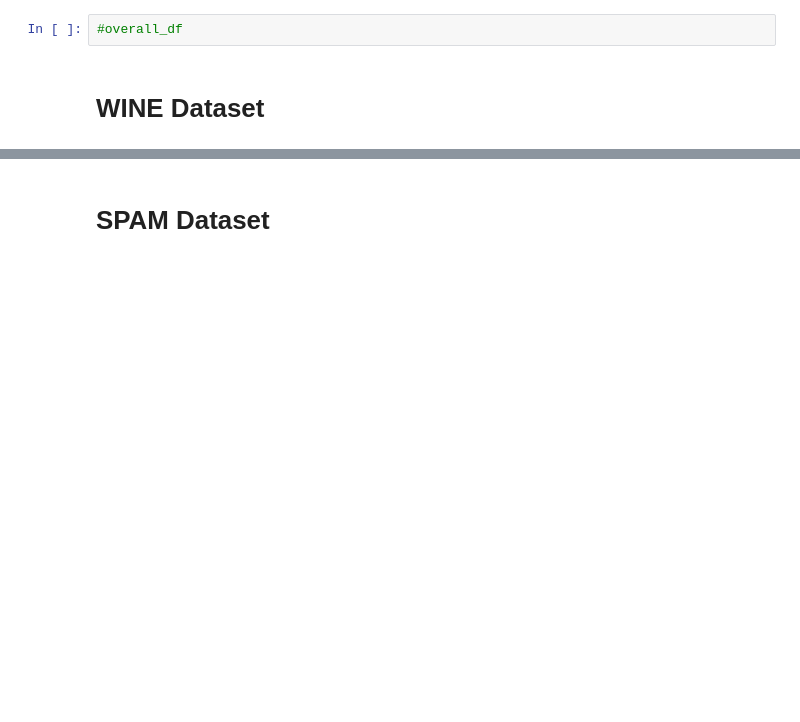
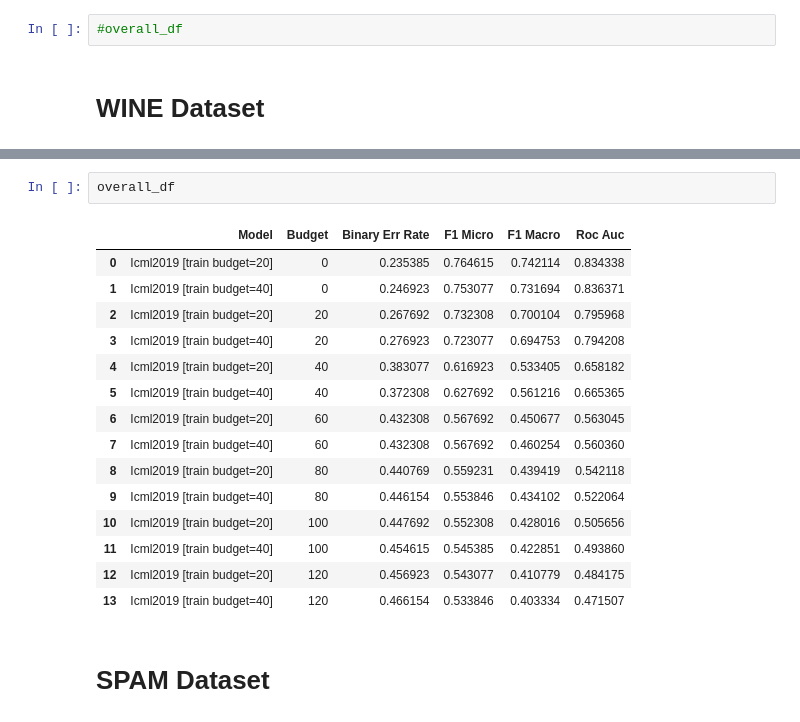
Before and after one commit to gtolomei/treant, a Jupyter notebook: src/Evaluation.ipynb, the cells around one changed output, grey strips where cells are left out. Cells and saved outputs as stored; diff of their text form; blank space fills up the shorter version.

```diff
--- a/src/Evaluation.ipynb
+++ b/src/Evaluation.ipynb
@@ -569,3 +581,21 @@ Par-Robustsse [train budget=45] learning - eval_roc_auc = 0.80821
+# %%
+overall_df
+# %% [output]
+|  | Model | Budget | Binary Err Rate | F1 Micro | F1 Macro | Roc Auc |
+| 0 | Icml2019 [train budget=20] | 0 | 0.235385 | 0.764615 | 0.742114 | 0.834338 |
+| 1 | Icml2019 [train budget=40] | 0 | 0.246923 | 0.753077 | 0.731694 | 0.836371 |
+| 2 | Icml2019 [train budget=20] | 20 | 0.267692 | 0.732308 | 0.700104 | 0.795968 |
+| 3 | Icml2019 [train budget=40] | 20 | 0.276923 | 0.723077 | 0.694753 | 0.794208 |
+| 4 | Icml2019 [train budget=20] | 40 | 0.383077 | 0.616923 | 0.533405 | 0.658182 |
+| 5 | Icml2019 [train budget=40] | 40 | 0.372308 | 0.627692 | 0.561216 | 0.665365 |
+| 6 | Icml2019 [train budget=20] | 60 | 0.432308 | 0.567692 | 0.450677 | 0.563045 |
+| 7 | Icml2019 [train budget=40] | 60 | 0.432308 | 0.567692 | 0.460254 | 0.560360 |
+| 8 | Icml2019 [train budget=20] | 80 | 0.440769 | 0.559231 | 0.439419 | 0.542118 |
+| 9 | Icml2019 [train budget=40] | 80 | 0.446154 | 0.553846 | 0.434102 | 0.522064 |
+| 10 | Icml2019 [train budget=20] | 100 | 0.447692 | 0.552308 | 0.428016 | 0.505656 |
+| 11 | Icml2019 [train budget=40] | 100 | 0.454615 | 0.545385 | 0.422851 | 0.493860 |
+| 12 | Icml2019 [train budget=20] | 120 | 0.456923 | 0.543077 | 0.410779 | 0.484175 |
+| 13 | Icml2019 [train budget=40] | 120 | 0.466154 | 0.533846 | 0.403334 | 0.471507 |
 # %% [markdown]
 # SPAM Dataset
 # %%
```
Also changed, not shown: parts of 18 cells of this notebook, 22 other files.
